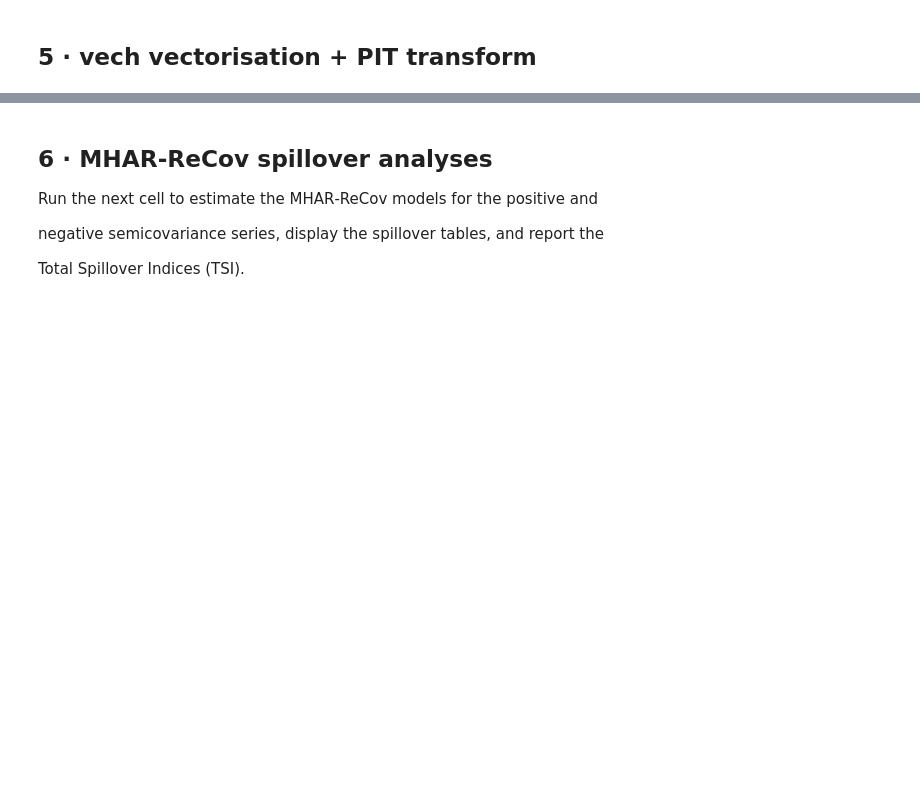
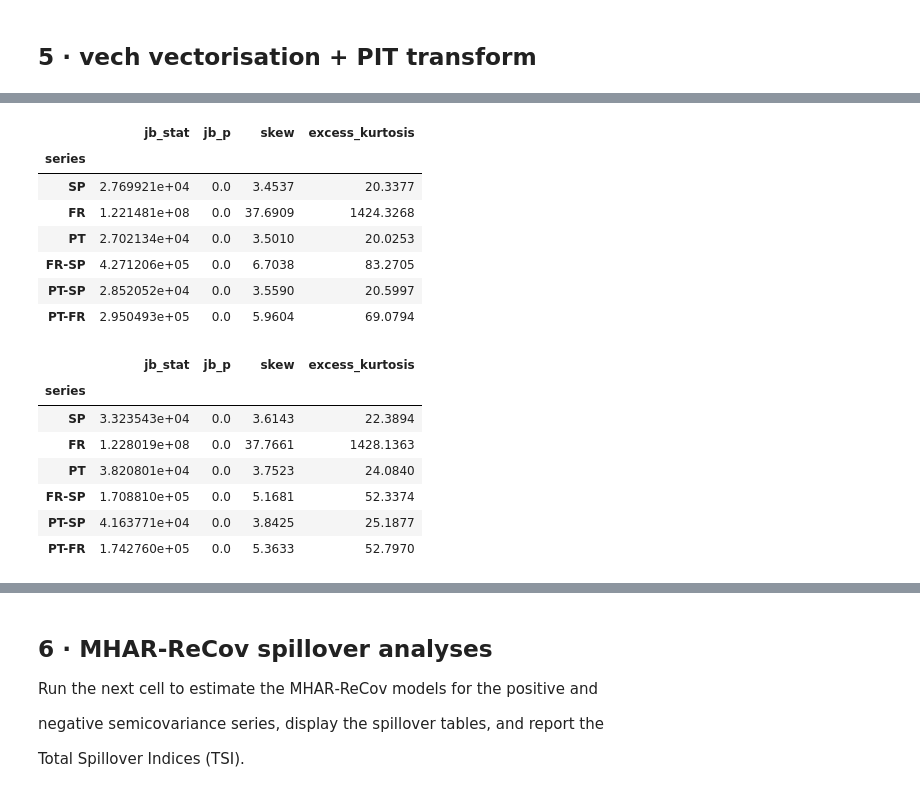
Before and after one commit to franrolotti/volatility-spillovers-methodology, a Jupyter notebook: 05_volatility_spillovers_semivariances.ipynb, the cells around one changed output, grey strips where cells are left out. Saved outputs shown, nothing was run; the diff lists cells and outputs as text; code cells hidden in the pictures; blank space fills up the shorter version.

```diff
--- a/05_volatility_spillovers_semivariances.ipynb
+++ b/05_volatility_spillovers_semivariances.ipynb
@@ -298 +334,41 @@ show("ReCov⁻ (first day)", neg)
+# %%
+full_pos = v_pos.copy()
+full_neg = v_neg.copy()
+
+# Optional: clean column names
+full_pos.columns = [col.replace("BZN|", "").replace("ES", "SP") for col in full_pos.columns]
+full_neg.columns = full_pos.columns  # match columns
+# %%
+from scipy.stats import jarque_bera, skew, kurtosis
+
+def jb_summary(df):
+    results = []
+    for col in df.columns:
+        x = df[col].dropna()
+        jb_stat, jb_p = jarque_bera(x)
+        sk = skew(x)
+        ex_kurt = kurtosis(x, fisher=True)  # excess kurtosis
+        results.append(dict(series=col, jb_stat=jb_stat, jb_p=jb_p, skew=sk, excess_kurtosis=ex_kurt))
+    return pd.DataFrame(results).set_index("series").round(4)
+
+jb_pre_pos = jb_summary(full_pos)
+jb_pre_neg = jb_summary(full_neg)
+display(jb_pre_pos, jb_pre_neg)
+# %% [output]
+|  | jb_stat | jb_p | skew | excess_kurtosis |
+| series |  |  |  |  |
+| SP | 2.769921e+04 | 0.0 | 3.4537 | 20.3377 |
+| FR | 1.221481e+08 | 0.0 | 37.6909 | 1424.3268 |
+| PT | 2.702134e+04 | 0.0 | 3.5010 | 20.0253 |
+| FR-SP | 4.271206e+05 | 0.0 | 6.7038 | 83.2705 |
+| PT-SP | 2.852052e+04 | 0.0 | 3.5590 | 20.5997 |
+| PT-FR | 2.950493e+05 | 0.0 | 5.9604 | 69.0794 |
+|  | jb_stat | jb_p | skew | excess_kurtosis |
+| series |  |  |  |  |
+| SP | 3.323543e+04 | 0.0 | 3.6143 | 22.3894 |
+| FR | 1.228019e+08 | 0.0 | 37.7661 | 1428.1363 |
+| PT | 3.820801e+04 | 0.0 | 3.7523 | 24.0840 |
+| FR-SP | 1.708810e+05 | 0.0 | 5.1681 | 52.3374 |
+| PT-SP | 4.163771e+04 | 0.0 | 3.8425 | 25.1877 |
+| PT-FR | 1.742760e+05 | 0.0 | 5.3633 | 52.7970 |
 # %%
```
Also changed, not shown: parts of 4 cells of this notebook, 1 other file.
